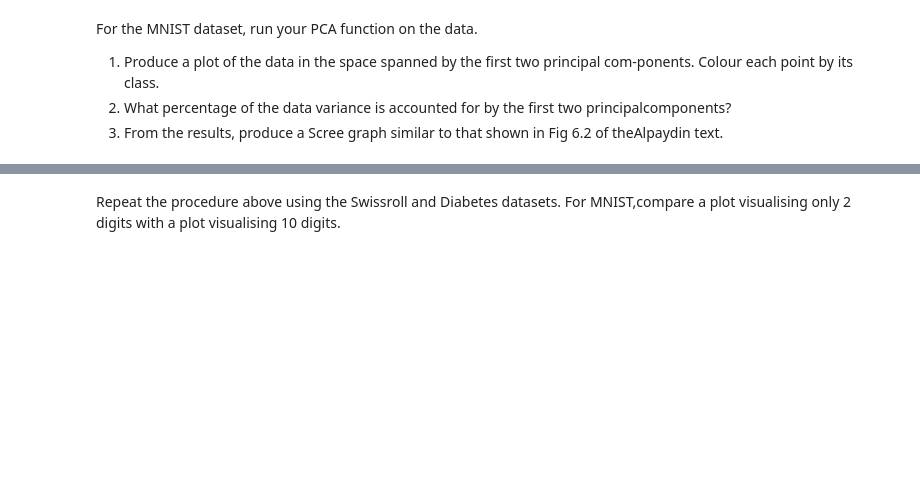
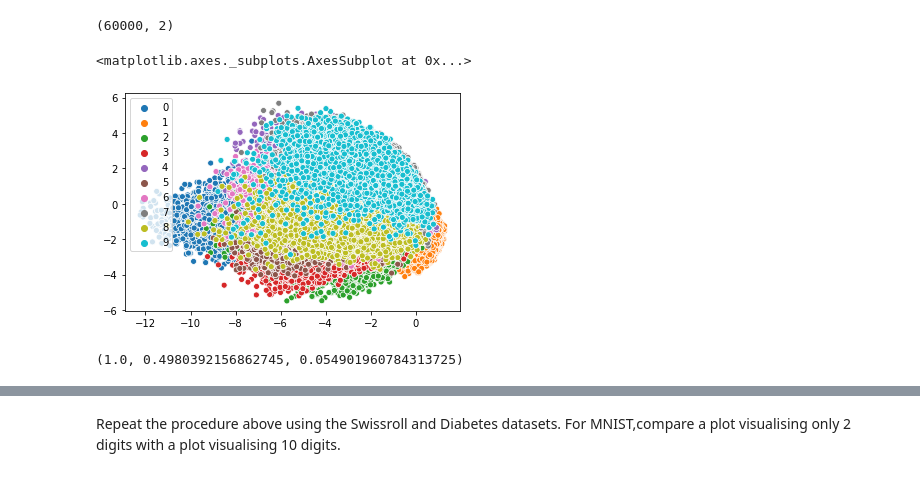
Before and after one commit to chrismlam/DATA7703, a Jupyter notebook: prac5/midday/Dimensionality Reduction (PCA and t-SNE).ipynb, the cells around one changed output, grey strips where cells are left out. Cells and saved outputs as stored; diff of their text form; code cells hidden in the pictures; blank space fills up the shorter version.

```diff
--- a/prac5/midday/Dimensionality Reduction (PCA and t-SNE).ipynb
+++ b/prac5/midday/Dimensionality Reduction (PCA and t-SNE).ipynb
@@ -4,0 +17,5 @@ PCA  can  be  implemented  very  simply  in  Matlab  or  Python.   Given  a  dat
+# %%
+mnist = loadmat('mnist_train.mat')
+# %%
+X = mnist['train_X']
+Y = mnist['train_labels']
@@ -5,8 +25,6 @@ PCA  can  be  implemented  very  simply  in  Matlab  or  Python.   Given  a  dat
 # %%
-def PCA(X, n_components=2):
-    pass
+X_reduced, eig_vals = PCA(X,n_components=2)
-# %% [markdown]
-For the MNIST dataset, run your PCA function on the data.
-1. Produce a plot of the data in the space spanned by the first two principal com-ponents.  Colour each point by its class.
-2. What percentage of the data variance is accounted for by the first two principalcomponents?
-3. From the results, produce a Scree graph similar to that shown in Fig 6.2 of theAlpaydin text.
+# %%
+X_reduced.shape
+# %% [output]
+(60000, 2)
@@ -12,0 +34,7 @@ For the MNIST dataset, run your PCA function on the data.
+# %%
+cY = Y[:,0]-1
+# %%
+sns.scatterplot(X_reduced[:,0],X_reduced[:,1], hue=cY, palette=sns.color_palette())
+# %% [output]
+<matplotlib.axes._subplots.AxesSubplot at 0x...>
+[figure, added]
@@ -12,0 +43,4 @@ For the MNIST dataset, run your PCA function on the data.
+# %%
+colours[1]
+# %% [output]
+(1.0, 0.4980392156862745, 0.054901960784313725)
```
Also changed, not shown: parts of 13 cells of this notebook, 4 other files.
